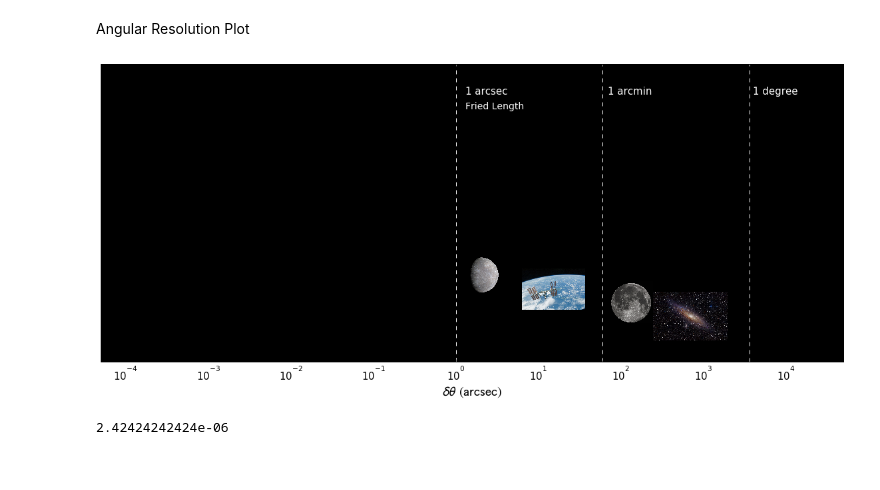
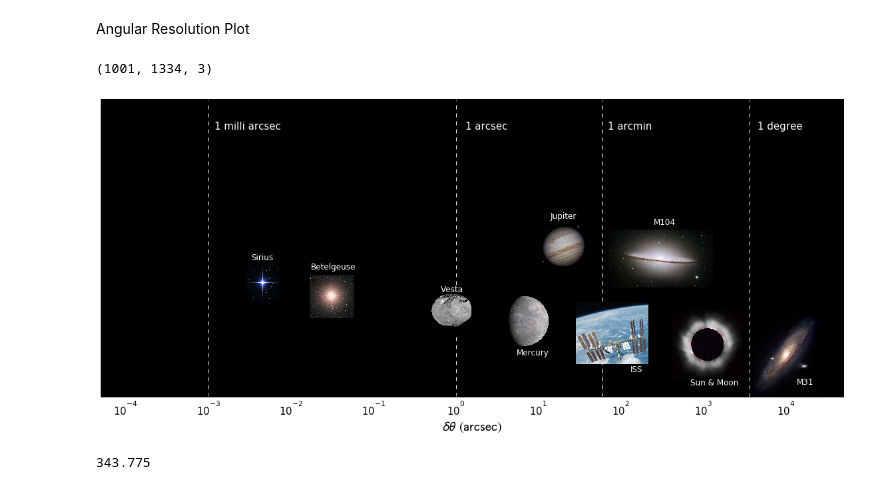
Before and after one commit to adelave1/171.618-plot, a Jupyter notebook: angular_size_plots.ipynb, the cells around one changed output. Saved outputs shown, nothing was run; the diff lists cells and outputs as text; code cells hidden in the pictures.

Commit message:
First attempt commit with plot

```diff
--- a/angular_size_plots.ipynb
+++ b/angular_size_plots.ipynb
@@ -33,13 +33,19 @@ print find_angular_size(size[objects=='Sirius'], distance[objects=='Sirius'], an
 #print 'Objects in CSV:', [i for i in objects]
 
 objects_to_plot = {
+    'Betelgeuse':[find_angular_size(size[objects=='Betelgeuse'], distance[objects=='Betelgeuse'], angle='arcsec')[0], './astro_scale/betelgeuse.jpg'],
+    'Sirius':[find_angular_size(size[objects=='Sirius'], distance[objects=='Sirius'], angle='arcsec')[0], './astro_scale/sirius_600.jpg'],
+    'Vesta':[find_angular_size(size[objects=='Vesta'], distance[objects=='Vesta'], angle='arcsec')[0], './astro_scale/asteroid_large.jpg'],
     'Mercury':[find_angular_size(size[objects=='Mercury'], distance[objects=='Mercury'], angle='arcsec')[0], './astro_scale/Mercury_in_color.jpg'],
     'ISS':[find_angular_size(size[objects=='ISS'], distance[objects=='ISS'], angle='arcsec')[0], './astro_scale/space_station_over_earth.jpg'],
-    'Moon':[find_angular_size(size[objects=='Moon'], distance[objects=='Moon'], angle='arcsec')[0], './astro_scale/FullMoon2010.jpg'],
-    'Andromeda':[find_angular_size(size[objects=='Andromeda'], distance[objects=='Andromeda'], angle='arcsec')[0], './astro_scale/Andromeda_Galaxy_(with_h-alpha).jpg']
+    'Moon':[find_angular_size(size[objects=='Moon'], distance[objects=='Moon'], angle='arcsec')[0], './astro_scale/Solar_eclipse.jpg'],
+    'Andromeda':[find_angular_size(size[objects=='Andromeda'], distance[objects=='Andromeda'], angle='arcsec')[0], './astro_scale/m31withandwithoutstars.jpg'],
+    'Jupiter':[find_angular_size(size[objects=='Jupiter'], distance[objects=='Jupiter'], angle='arcsec')[0], './astro_scale/Jupiter_main_PIA14410_full.jpg'],
+    'M104':[find_angular_size(size[objects=='M104'], distance[objects=='M104'], angle='arcsec')[0], './astro_scale/m104.jpg']
 }
 
-keys = ['Mercury', 'ISS', 'Moon', 'Andromeda']
+keys = ['Sirius', 'Betelgeuse', 'Vesta', 'Mercury', 'ISS', 'Moon', 'Andromeda']
+keys2 = ['Jupiter', 'M104']
 # %% [output]
   Radius (km)
 ----------------
@@ -48,6 +54,7 @@ keys = ['Mercury', 'ISS', 'Moon', 'Andromeda']
 Angular Resolution Plot
 # %%
 lbl_ft_sz = 18 # label font size
+plot_lbl_ft_sz = 12
 
 from matplotlib import rc # needed to modify TeX font; I don't like serif fonts too much
 params = {'text.usetex': False, 'mathtext.fontset': 'stixsans'}
@@ -58,39 +65,73 @@ ax = plt.subplot(111) # add an axis object
 
 ax.set_axis_bgcolor('black') # set background color to black
 ax.set_xscale('log') # make x-axis log scale
 ax.set_xlim(5e-5, 5e4) # set x-axis limits
 ax.set_xticks([10 ** i for i in range(-4, 5)])
 #ax.xaxis.set_major_formatter(matplotlib.ticker.ScalarFormatter())
 #ax.xaxis.set_major_formatter(matplotlib.ticker.FormatStrFormatter('%d'))
 ax.set_xlabel(r'$\delta \theta \ (\rm{arcsec})$', size=lbl_ft_sz + 2) # label x-axis
 plt.setp(ax.get_xticklabels(), fontsize=15) # make x-axis tick marks larger
 plt.setp(ax, yticks=[]) # remove y-axis tick marks
 
 ax.plot([1, 1], [0, 1], color='white', linestyle='--')
 ax.text(1.3, 0.9, '1 arcsec', color='white', size=lbl_ft_sz - 3)
-ax.text(1.3, 0.85, 'Fried Length', color='white', size=lbl_ft_sz - 4)
+#ax.text(1.3, 0.85, 'Fried Length', color='white', size=lbl_ft_sz - 4)
 
 ax.plot([60, 60], [0, 1], color='white', linestyle='--')
 ax.text(70, 0.9, '1 arcmin', color='white', size=lbl_ft_sz - 3)
 
 ax.plot([3600, 3600], [0, 1], color='white', linestyle='--')
-ax.text(4000, 0.9, '1 degree', color='white', size=lbl_ft_sz - 3)
+ax.text(4500, 0.9, '1 degree', color='white', size=lbl_ft_sz - 3)
+
+ax.plot([0.001, 0.001], [0, 1], color='white', linestyle='--')
+ax.text(0.0012, 0.9, '1 milli arcsec', color='white', size=lbl_ft_sz - 3)
+
 
 for i in range(len(keys)):
     obj = objects_to_plot[keys[i]]
-    x, y = 0.07 * (np.log10(obj[0]) + 4) + 0.14, -0.04 * i + 0.3 # find x,y positions on plot (these are analogous to percentages)
-    sp = plt.axes([x, y, 0.1, 0.1 * np.exp(0.08 * i)]) # create a separate axes object within the main plot
+    x, y = 0.077 * (np.log10(obj[0]) + 4) + 0.13, -0.04 * i + 0.37 # find x,y positions on plot (these are analogous to percentages)
+    #x, y = 0.077 * (np.log10(obj[0]) + 4) + 0.13, np.exp(-0.3 * (i + 1))
+    sp = plt.axes([x, y, 0.1 * np.exp(0.12 * i), 0.1 * np.exp(0.12 * i)]) # create a separate axes object within the main plot
+    sp.axis('off') # remove the frame of the axes object
+    data = Image.open(obj[1]) # open image
+    data = np.asarray(data) # convert to numpy array
+    if keys[i] == 'Andromeda':
+        sp.text(300, 450, 'M31', color='white', size=plot_lbl_ft_sz)
+        #print data.shape
+    elif keys[i] == 'Vesta':
+        sp.text(450, 150, 'Vesta', color='white', size=plot_lbl_ft_sz)
+        print data.shape
+    sp.imshow(data, interpolation='nearest') # plot 2D data with imshow
+    plt.setp(sp, yticks=[], xticks=[]) # remove tick marks
+
+for i in range(len(keys2)):
+    obj = objects_to_plot[keys2[i]]
+    x, y = 0.077 * (np.log10(obj[0]) + 4) + 0.13, -0.04 * i + 0.45 # find x,y positions on plot (these are analogous to percentages)
+    sp = plt.axes([x, y, 0.13 * np.exp(0.15 * i), 0.13 * np.exp(0.15 * i)]) # create a separate axes object within the main plot
     sp.axis('off') # remove the frame of the axes object
     data = Image.open(obj[1]) # open image
     data = np.asarray(data) # convert to numpy array
     sp.imshow(data, interpolation='nearest') # plot 2D data with imshow
     plt.setp(sp, yticks=[], xticks=[]) # remove tick marks
 
 
+ax.text(0.0033, 0.46, 'Sirius', color='white', size=plot_lbl_ft_sz)
+ax.text(0.0175, 0.43, 'Betelgeuse', color='white', size=plot_lbl_ft_sz)
+#ax.text(0.55, 0.385, 'Vesta', color='white', size=plot_lbl_ft_sz)
+ax.text(5.488, 0.14, 'Mercury', color='white', size=plot_lbl_ft_sz)
+ax.text(130, 0.085, 'ISS', color='white', size=plot_lbl_ft_sz)
+ax.text(700, 0.04, 'Sun & Moon', color='white', size=plot_lbl_ft_sz)
+#ax.text(3e4, 0.02, 'M31', color='white', size=plot_lbl_ft_sz)
+ax.text(14, 0.6, 'Jupiter', color='white', size=plot_lbl_ft_sz)
+ax.text(250, 0.58, 'M104', color='white', size=plot_lbl_ft_sz)
+
+plt.savefig('sotzen_wang_delavega_171_618_plot.jpg', format='jpg', dpi=120)
+
 plt.show() # show plot
 # %% [output]
+(1001, 1334, 3)
-[figure, old version]
+[figure, new version]
-# %%
-print 1000 / (2.75 * 1.5e8)
-# %% [output]
-2.42424242424e-06
+# %%
+print objects_to_plot['M104'][0]
+# %% [output]
+343.775
```
Also changed, not shown: 10 other files.
